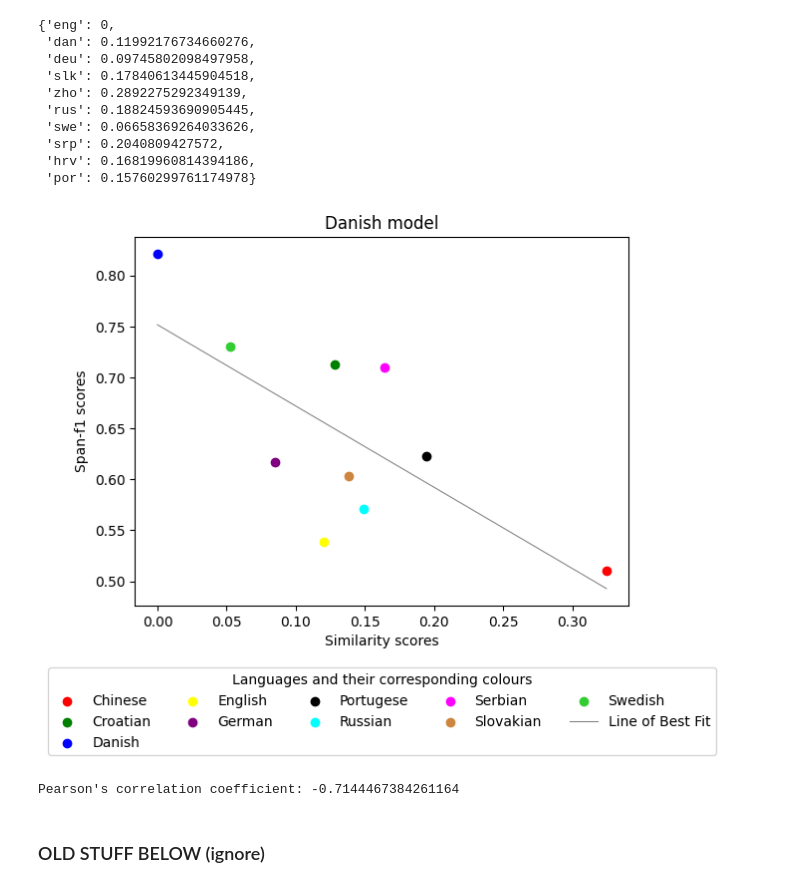
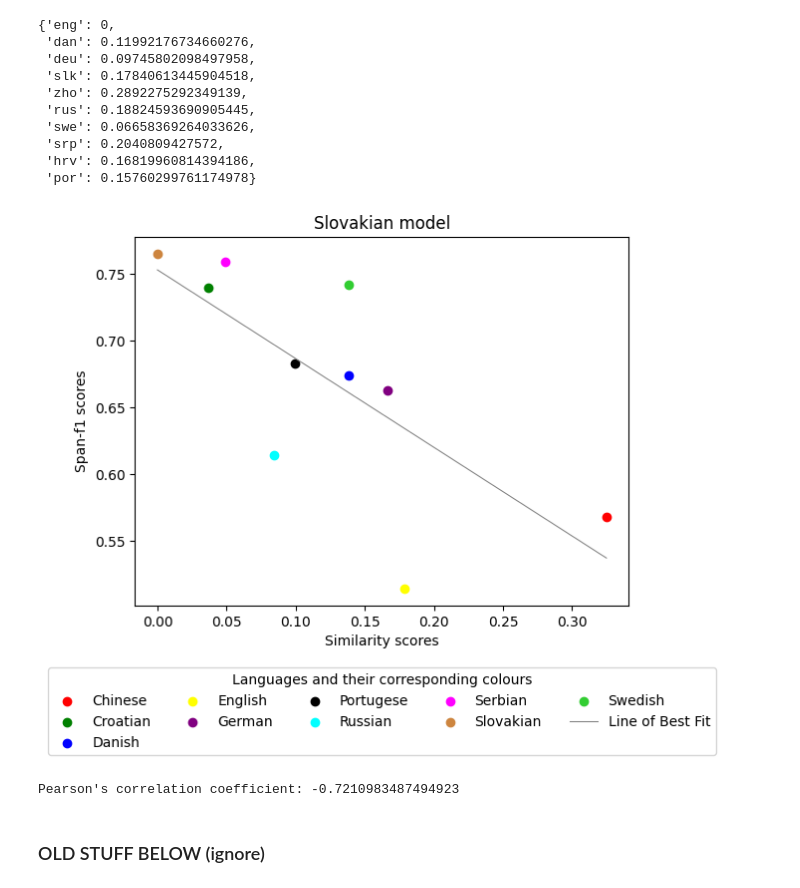
Before and after one commit to Mluonium/NLP-Final-Project, a Jupyter notebook: NEW_lang_sim.ipynb, the cells around one changed output. Cells and saved outputs as stored; diff of their text form; code cells hidden in the pictures.

Commit message:
plots fixed

```diff
--- a/NEW_lang_sim.ipynb
+++ b/NEW_lang_sim.ipynb
@@ -272,9 +272,9 @@ lang_colors = dict(zip(languages, colors))
 # %%
 
 # This is the stuff you need to change
-model_language = "Danish"
-similarity_scores = dan_sim
-span_scores = dan_score
+model_language = "Slovakian"
+similarity_scores = slk_sim
+span_scores = slk_score
 
 # Initialize lists to store x and y values
 x_values = []
@@ -290,35 +290,35 @@ for lang_code in span_scores.keys():
 
 for lang, distance, score in zip(languages, x_values, y_values):
     plt.scatter(distance, score, c=lang_colors.get(lang, 'limegreen'), label=lang)
 
 #plot the best fit line
 x = np.array(x_values)
 y = np.array(y_values)
 slope, intercept = np.polyfit(x, y, 1)
 
 x_fit = np.linspace(min(x), max(x), 100)
 y_fit = slope * x_fit + intercept
 
 plt.plot(x_fit, y_fit, color='gray',  linewidth = 0.75, label='Line of Best Fit')
 
 
 # Create legend under the plot and adjust its width
 plt.legend(loc='upper center', bbox_to_anchor=(0.5, -0.15), ncol=5, title = "Languages and their corresponding colours")
 
 # Add labels and title
 plt.xlabel('Similarity scores')
 plt.ylabel('Span-f1 scores')
 plt.title(f'{model_language} model')
 plt.savefig(f'graphs/NEW_{model_language}_graph_legend.png', bbox_inches='tight')
 
 plt.show()
 
 #Get corrleation coef
 pearson_corr = np.corrcoef(x_values, y_values)[0, 1]
 print("Pearson's correlation coefficient:", pearson_corr)
 # %% [output]
-[figure, old version]
+[figure, new version]
-Pearson's correlation coefficient: -0.7144467384261164
+Pearson's correlation coefficient: -0.7210983487494923
 # %% [markdown]
 ### OLD STUFF BELOW (ignore)
 # %%
```
